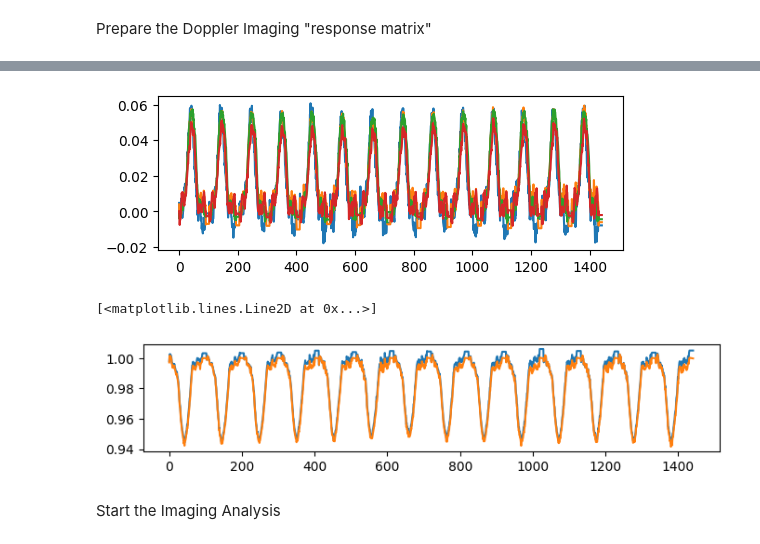
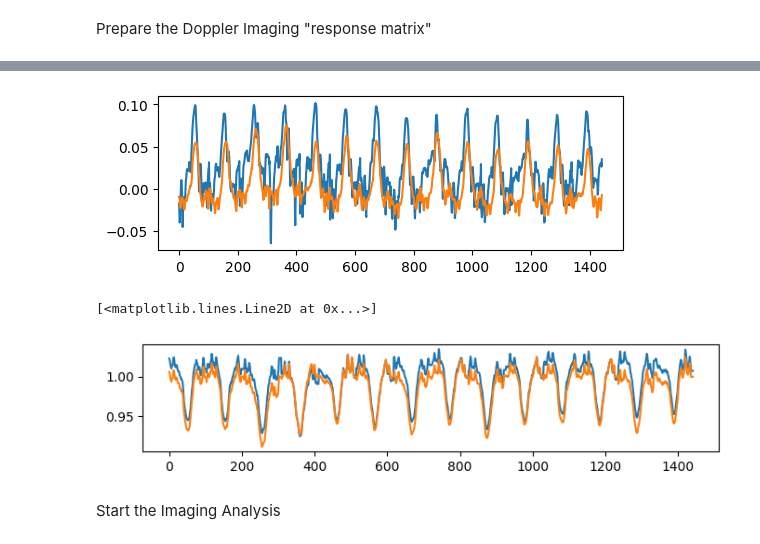
Before and after one commit to alphalyncis/dopplerimg, a Jupyter notebook: code/doppler/dopplemap_IGRINS.ipynb, the cells around one changed output, grey strips where cells are left out. Saved outputs shown, nothing was run; the diff lists cells and outputs as text; code cells hidden in the pictures.

```diff
--- a/code/doppler/dopplemap_IGRINS.ipynb
+++ b/code/doppler/dopplemap_IGRINS.ipynb
@@ -153,18 +156,23 @@ nobs, nchips
+# %%
+firstchip=5
+nchips=1
 # %%
 # Compute LSD:
 kerns = np.zeros((nobs, nchips, nk), dtype=float)
 modkerns = np.zeros((nobs, nchips, nk), dtype=float)
 ### In this scheme, run LSD separately for each frame's wavelength solution:
-firstorder=4
-for jj in range(nchips): # EB: chip 0-3
+for i, jj in enumerate(range(firstchip, firstchip+nchips)): # EB: chip 4,5
+    print("chip", jj)
     for kk in range(nobs): # EB: frame 0-13
         # EB: create delta-function line spectrum from wavelength grid, list of line locations, list of equivalent widths
         deltaspec = ns.linespec(lineloc*(1.+8e-5), lineew, chiplams[:,jj].mean(0), verbose=False, cont=spline(chiplams[:,jj].mean(0)))
         # lines shifted to rv by 1+9e-5
 
         # EB: DSA=Difference Spectral Analysis. Match given spectra to reference spectra
-        m,kerns[kk,jj],b,c = dia.dsa(deltaspec, obs1[kk,jj+firstorder], nk)#/chipcors[kk,jj], nk)
-        m,modkerns[kk,jj],b,c = dia.dsa(deltaspec, chipmodnobroad[kk,jj+firstorder], nk)#/chipcors[kk,jj], nk)
+        m,kerns[kk,i],b,c = dia.dsa(deltaspec, obs1[kk,jj]/chipcors[kk,jj], nk)
+        m,modkerns[kk,i],b,c = dia.dsa(deltaspec, chipmodnobroad[kk,jj]/chipcors[kk,jj], nk)
 		#EB: dia.dsa returns: Response matrix, kernel used in convolution, background offset, chisquared of fit
 		#EB: only the kernels are used from here on
+plt.figure(figsize=(8,1.5))
+plt.plot(deltaspec)
 # %% [output]
@@ -197,3 +184,14 @@ plt.plot(modkerns[0,1])
 dbeta = np.diff(chiplams).mean()/chiplams.mean() # EB: np.diff returns array containing the difference between elements of the array provided. so dbeta will be mean difference/mean value.
 dx = -dbeta * np.arange(np.floor(-nk/2.+.5), np.floor(nk/2.+.5)) # EB: edit np.arange
 dv = an.c*dx / 1e3 # km/s # EB: an.c is the speed of light
+
+intrinsic_profile = modkerns[:,:].mean(0).mean(0)
+intrinsic_profile -= intrinsic_profile[0] + (intrinsic_profile[-1] - intrinsic_profile[0])/(nk - 1.) * np.arange(nk)
+systematic_rv_offset = (intrinsic_profile==intrinsic_profile.max()).nonzero()[0] - (dv==0).nonzero()[0]
+intrinsic_profile = np.interp(np.arange(nk), np.arange(nk) - systematic_rv_offset, intrinsic_profile)
+kerns = np.array([[np.interp(np.arange(nk), np.arange(nk) - systematic_rv_offset, kerns[jj, kk]) for kk in range(nchips)] for jj in range(nobs)])
+plt.figure(figsize=(6,2))
+plt.plot(dv, intrinsic_profile, label="intrinsic profile")
+plt.plot(dv, kerns[0,0], label="kerns")
+plt.xlabel("dv")
+plt.legend()
@@ -200,11 +200,0 @@ dv = an.c*dx / 1e3 # km/s # EB: an.c is the speed of light
-# %%
-intrinsic_profile = modkerns[:,:].mean(0).mean(0)
-intrinsic_profile -= intrinsic_profile[0] + (intrinsic_profile[-1] - intrinsic_profile[0])/(nk - 1.) * np.arange(nk)
-systematic_rv_offset = (intrinsic_profile==intrinsic_profile.max()).nonzero()[0] - (dv==0).nonzero()[0]
-intrinsic_profile = np.interp(np.arange(nk), np.arange(nk) - systematic_rv_offset, intrinsic_profile)
-kerns = np.array([[np.interp(np.arange(nk), np.arange(nk) - systematic_rv_offset, kerns[jj, kk]) for kk in chips] for jj in range(nobs)])
-plt.figure(figsize=(6,2))
-plt.plot(dv, intrinsic_profile, label="intrinsic profile")
-plt.plot(dv, kerns[0,0], label="kerns")
-plt.xlabel("dv")
-plt.legend()
@@ -226,12 +214,12 @@ plt.legend()
 # %%
 plt.figure(figsize=(6,2))
-for jj in range(4):
+for jj in range(2):
     plt.plot(kerns[:,jj,:].ravel())
 # %% [output]
-[figure, old version]
+[figure, new version]
 # %%
-# XC: concatenate the kerns of 14 obs and average over the 4 orders
-observation = 1. - kerns[:,chips].mean(axis=1).ravel()
+# XC: concatenate the kerns of 14 obs and average over the 2 orders
+observation = 1. - kerns.mean(axis=1).ravel()
 observation_norm = observation.copy()
 for ii in range(nobs): # EB: frame 0-13
     i0, i1 = ii*nk, (ii+1)*nk # EB: nk is the number of pixels in LSD computation on this run through
@@ -243,7 +231,7 @@ plt.plot(observation)
 plt.plot(observation_norm)
 # %% [output]
 [<matplotlib.lines.Line2D at 0x...>]
-[figure, old version]
+[figure, new version]
 # %% [markdown]
 Start the Imaging Analysis
 # %%
```
Also changed, not shown: parts of 24 cells of this notebook, 15 other files.
